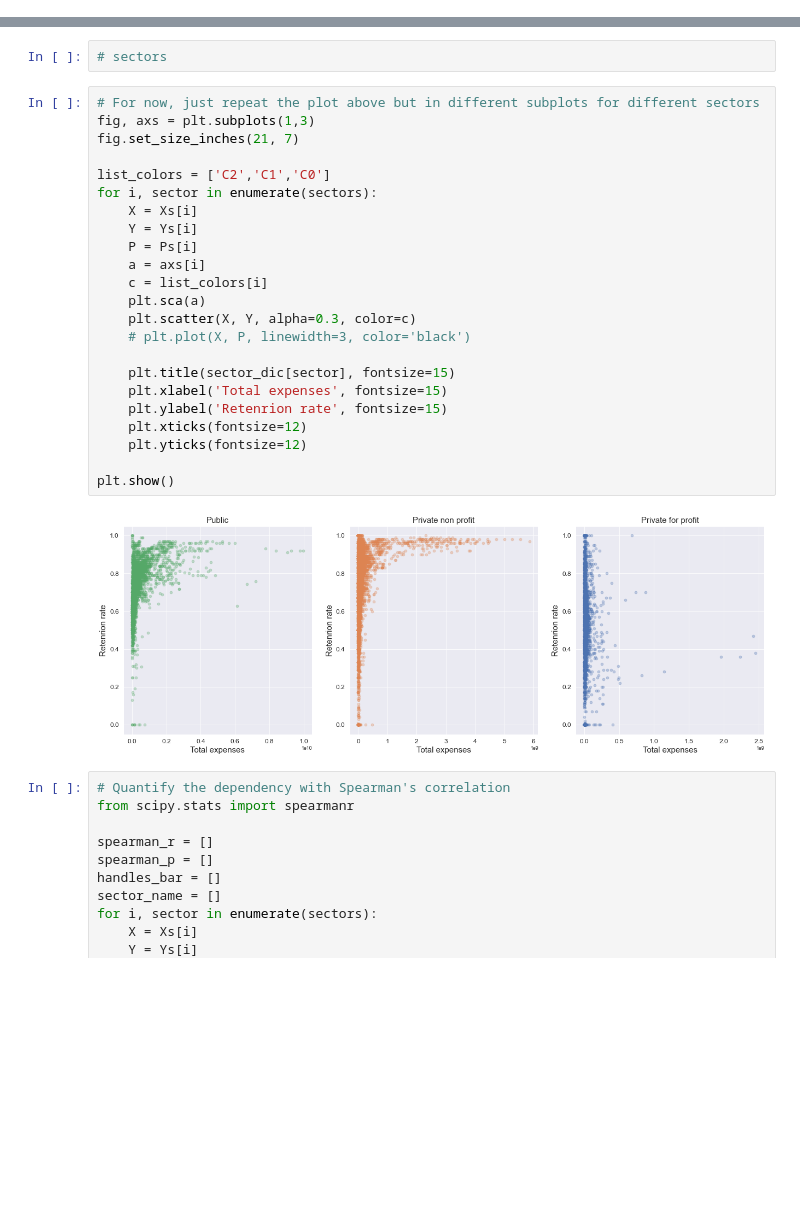
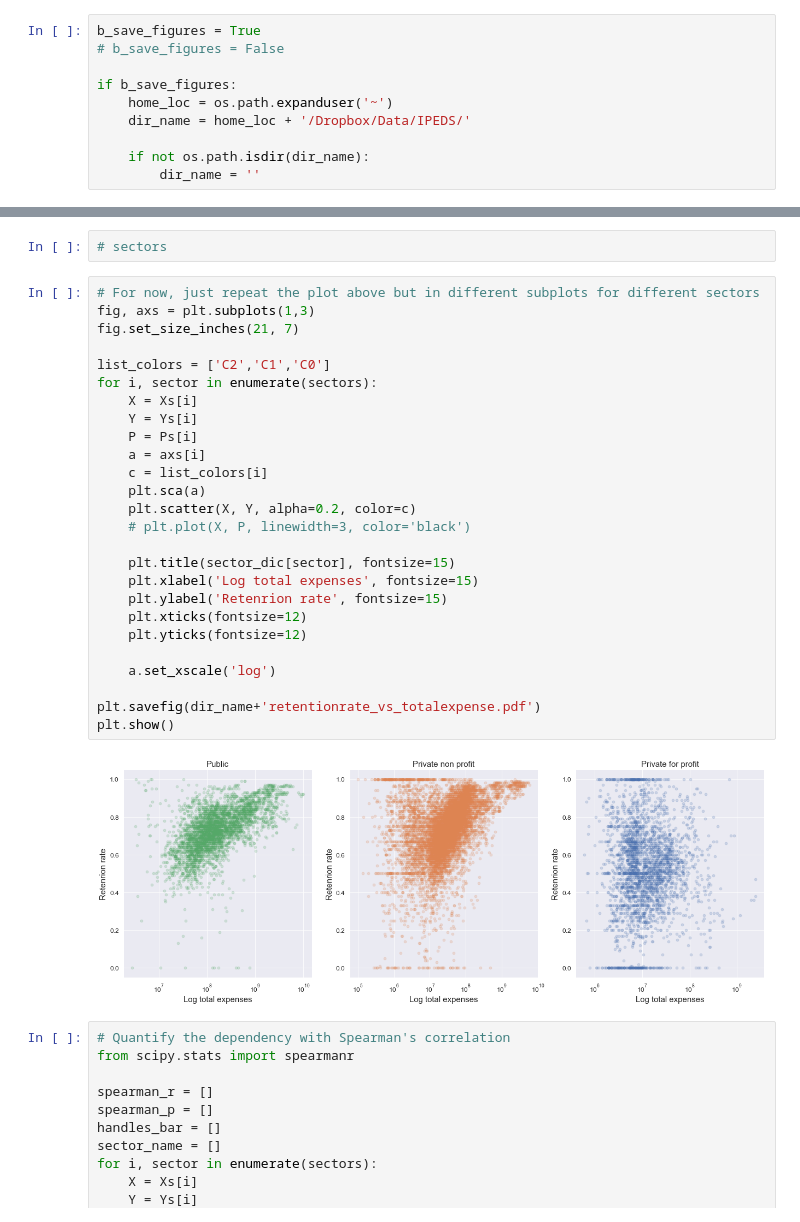
Before and after one commit to TakahiroDoi/unipeds2, a Jupyter notebook: explore-data.ipynb, the cells around one changed output, grey strips where cells are left out. Cells and saved outputs as stored; diff of their text form; blank space fills up the shorter version.

Commit message:
minor update and figure saving

```diff
--- a/explore-data.ipynb
+++ b/explore-data.ipynb
@@ -43,3 +46,13 @@ reload(sid)
 
 sns.set_theme()
 sns.set_context('paper')
+# %%
+b_save_figures = True
+# b_save_figures = False
+
+if b_save_figures:
+    home_loc = os.path.expanduser('~')
+    dir_name = home_loc + '/Dropbox/Data/IPEDS/'
+
+    if not os.path.isdir(dir_name):
+        dir_name = ''
@@ -365,28 +392,31 @@ for sector, group in gr_sector2:
 # %%
 # For now, just repeat the plot above but in different subplots for different sectors
 fig, axs = plt.subplots(1,3)
 fig.set_size_inches(21, 7)
 
 list_colors = ['C2','C1','C0']
 for i, sector in enumerate(sectors):
     X = Xs[i]
     Y = Ys[i]
     P = Ps[i]
     a = axs[i]
     c = list_colors[i]
     plt.sca(a)
-    plt.scatter(X, Y, alpha=0.3, color=c)
+    plt.scatter(X, Y, alpha=0.2, color=c)
     # plt.plot(X, P, linewidth=3, color='black')
 
     plt.title(sector_dic[sector], fontsize=15)
-    plt.xlabel('Total expenses', fontsize=15)
+    plt.xlabel('Log total expenses', fontsize=15)
     plt.ylabel('Retenrion rate', fontsize=15)
     plt.xticks(fontsize=12)
     plt.yticks(fontsize=12)
 
+    a.set_xscale('log')
+
+plt.savefig(dir_name+'retentionrate_vs_totalexpense.pdf')
 plt.show()
 # %% [output]
-[figure, old version]
+[figure, new version]
 # %%
 # Quantify the dependency with Spearman's correlation
 from scipy.stats import spearmanr
```
Also changed, not shown: parts of 8 cells of this notebook.
